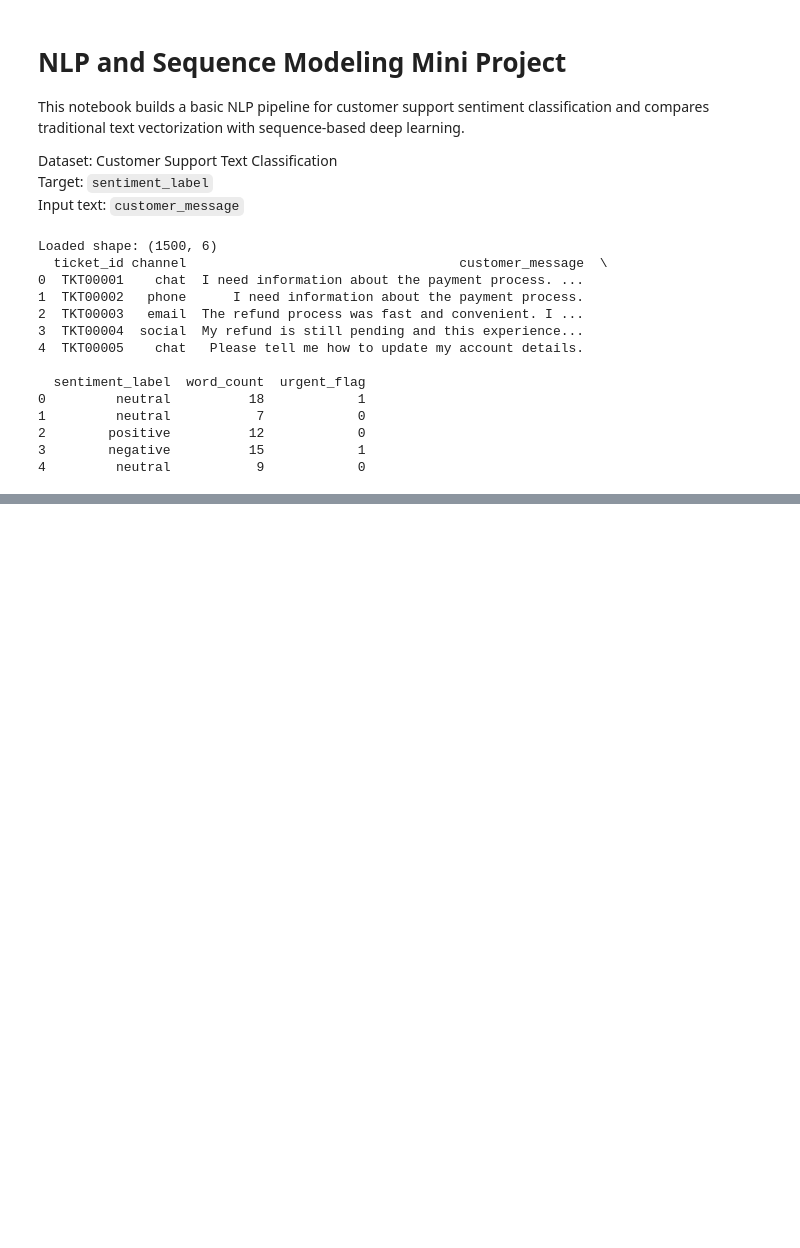
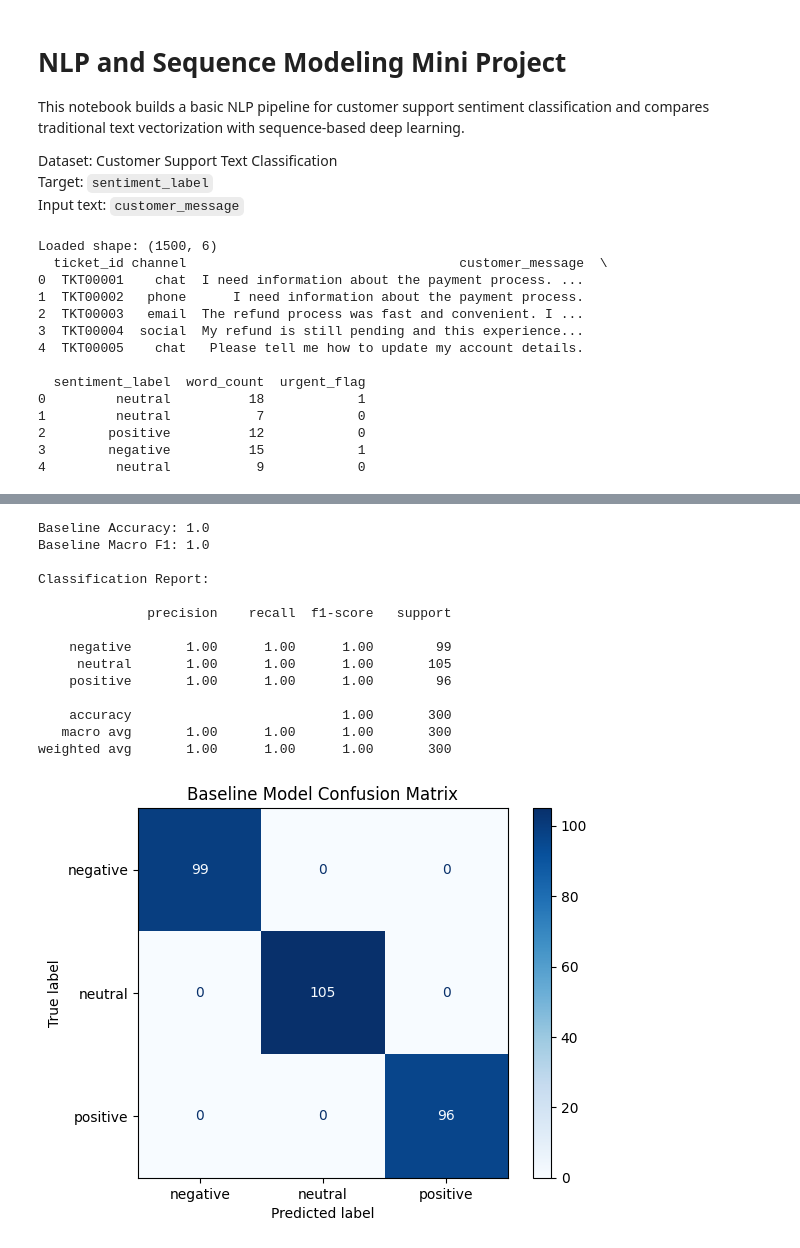
Before and after one commit to ShreyasRP94/assignment-05-Part3-nlp-sequence-modeling-bitsom_ba_2511032, a Jupyter notebook: notebook.ipynb, the cells around one changed output, grey strips where cells are left out. Saved outputs shown, nothing was run; the diff lists cells and outputs as text; code cells hidden in the pictures; blank space fills up the shorter version.

```diff
--- a/notebook.ipynb
+++ b/notebook.ipynb
@@ -65,0 +120,14 @@ Loaded shape: (1500, 6)
+# %%
+stop_words = set(ENGLISH_STOP_WORDS)
+
+def clean_text(text):
+    text = str(text).lower()
+    text = re.sub(r"http\S+|www\S+", " ", text)      # remove links
+    text = re.sub(r"[^a-z\s]", " ", text)            # keep letters only
+    text = re.sub(r"\s+", " ", text).strip()         # remove extra spaces
+    tokens = [tok for tok in text.split() if tok not in stop_words and len(tok) > 1]
+    return " ".join(tokens)
+
+df["clean_text"] = df["customer_message"].apply(clean_text)
+
+print(df[["customer_message", "clean_text"]].head(10).to_string(index=False))
@@ -65,0 +196,35 @@ Loaded shape: (1500, 6)
+# %%
+baseline_model = LogisticRegression(max_iter=1000, random_state=SEED)
+baseline_model.fit(X_train_tfidf, y_train)
+
+baseline_pred = baseline_model.predict(X_test_tfidf)
+
+baseline_acc = accuracy_score(y_test, baseline_pred)
+baseline_f1 = f1_score(y_test, baseline_pred, average="macro")
+
+print("Baseline Accuracy:", round(baseline_acc, 4))
+print("Baseline Macro F1:", round(baseline_f1, 4))
+print("\nClassification Report:\n")
+print(classification_report(y_test, baseline_pred, target_names=class_names, zero_division=0))
+
+baseline_cm = confusion_matrix(y_test, baseline_pred)
+disp = ConfusionMatrixDisplay(confusion_matrix=baseline_cm, display_labels=class_names)
+disp.plot(cmap="Blues", values_format="d")
+plt.title("Baseline Model Confusion Matrix")
+plt.show()
+# %% [output]
+Baseline Accuracy: 1.0
+Baseline Macro F1: 1.0
+
+Classification Report:
+
+              precision    recall  f1-score   support
+
+    negative       1.00      1.00      1.00        99
+     neutral       1.00      1.00      1.00       105
+    positive       1.00      1.00      1.00        96
+
+    accuracy                           1.00       300
+   macro avg       1.00      1.00      1.00       300
+weighted avg       1.00      1.00      1.00       300
+[figure, added]
```
Also changed, not shown: parts of 14 cells of this notebook, 3 other files.
